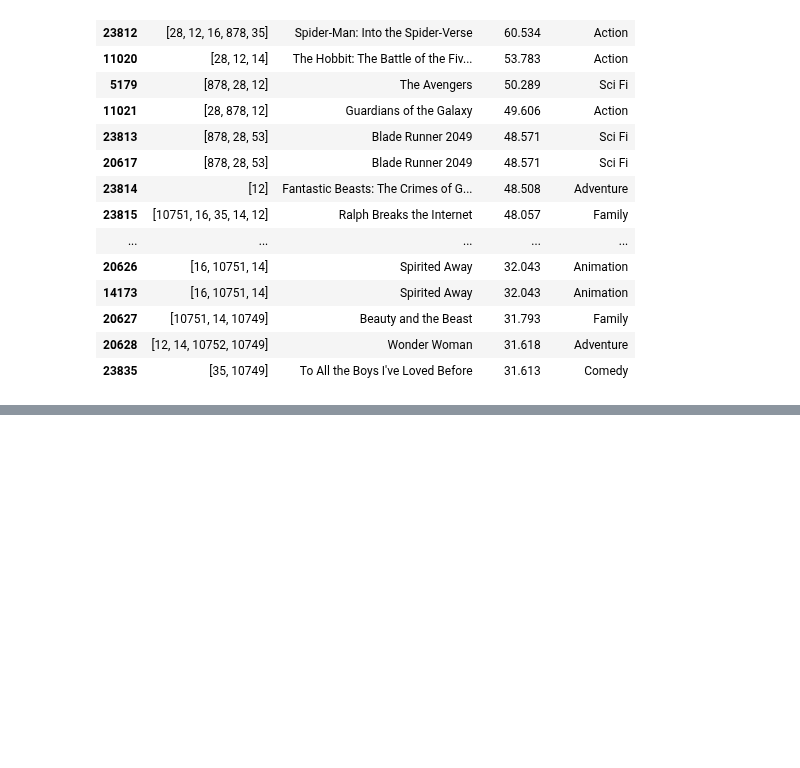
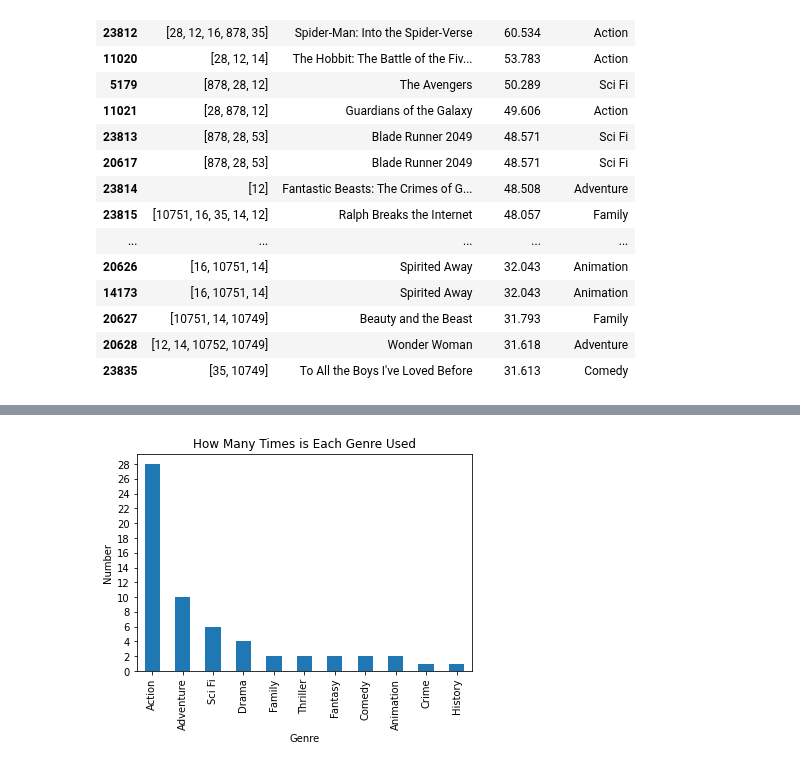
Before and after one commit to reboyce/Gilbert-Team-Repo, a Jupyter notebook: Notebooks/Ryan's Notebook .ipynb, the cells around one changed output, grey strips where cells are left out. Drawn from its saved outputs; the diff is of its cells as text; code cells hidden in the pictures; blank space fills up the shorter version.

```diff
--- a/Notebooks/Ryan's Notebook .ipynb
+++ b/Notebooks/Ryan's Notebook .ipynb
@@ -330,0 +313,3 @@ Name: first_genre_id, dtype: int64
+# %%
+num_gen = gen_title_pop60['first_genre_id'].value_counts()
+num_gen
@@ -330,0 +329,8 @@ Name: first_genre_id, dtype: int64
+# %%
+num_gen.plot(kind='bar')
+plt.yticks(np.arange(0, 30, 2))
+plt.xlabel('Genre')
+plt.ylabel('Number')
+plt.title('How Many Times is Each Genre Used');
+# %% [output]
+[figure, added]
```
Also changed, not shown: parts of 8 cells of this notebook, 1 other file.
